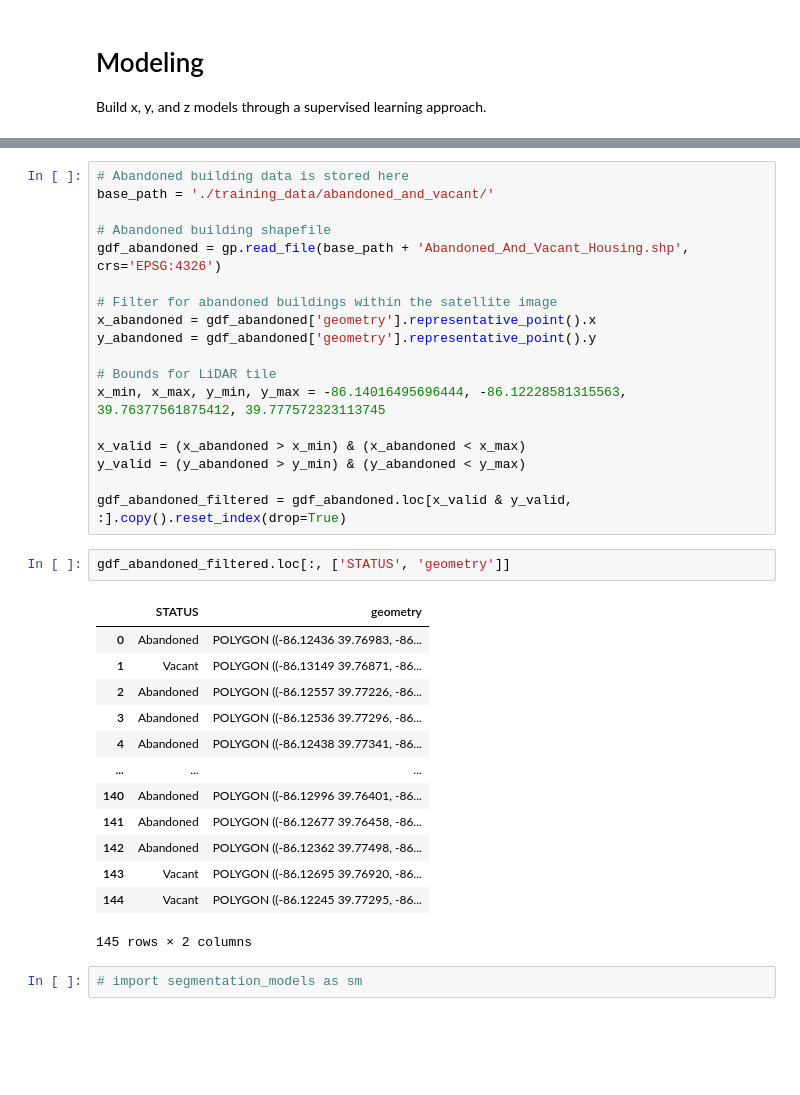
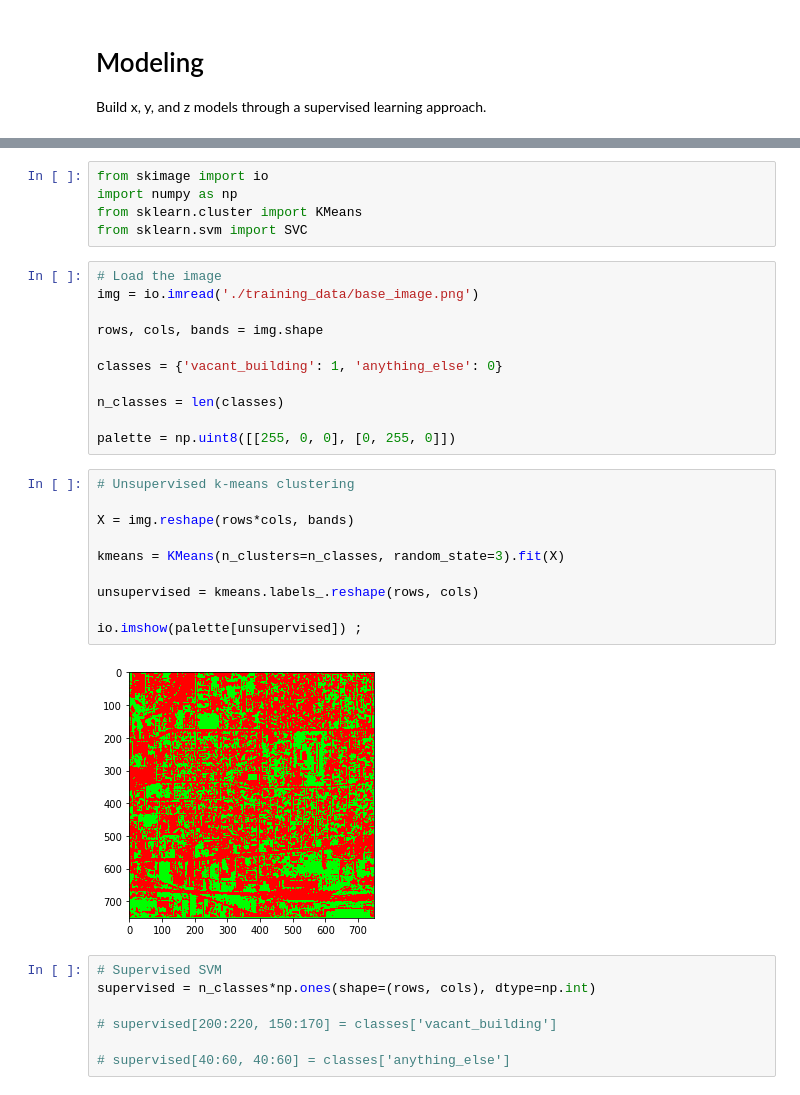
Before and after one commit to zach-brown-18/is-it-abandoned, a Jupyter notebook: Modeling.ipynb, the cells around one changed output, grey strips where cells are left out. Drawn from its saved outputs; the diff is of its cells as text; blank space fills up the shorter version.

```diff
--- a/Modeling.ipynb
+++ b/Modeling.ipynb
@@ -27,36 +5,35 @@ lidar_gdf
-# %%
-# Abandoned building data is stored here
-base_path = './training_data/abandoned_and_vacant/'
-
-# Abandoned building shapefile
-gdf_abandoned = gp.read_file(base_path + 'Abandoned_And_Vacant_Housing.shp', crs='EPSG:4326')
-
-# Filter for abandoned buildings within the satellite image
-x_abandoned = gdf_abandoned['geometry'].representative_point().x
-y_abandoned = gdf_abandoned['geometry'].representative_point().y
-
-# Bounds for LiDAR tile
-x_min, x_max, y_min, y_max = -86.14016495696444, -86.12228581315563, 39.76377561875412, 39.777572323113745
-
-x_valid = (x_abandoned > x_min) & (x_abandoned < x_max)
-y_valid = (y_abandoned > y_min) & (y_abandoned < y_max)
-
-gdf_abandoned_filtered = gdf_abandoned.loc[x_valid & y_valid, :].copy().reset_index(drop=True)
-# %%
-gdf_abandoned_filtered.loc[:, ['STATUS', 'geometry']]
-# %% [output]
-|  | STATUS | geometry |
-| 0 | Abandoned | POLYGON ((-86.12436 39.76983, -86... |
-| 1 | Vacant | POLYGON ((-86.13149 39.76871, -86... |
-| 2 | Abandoned | POLYGON ((-86.12557 39.77226, -86... |
-| 3 | Abandoned | POLYGON ((-86.12536 39.77296, -86... |
-| 4 | Abandoned | POLYGON ((-86.12438 39.77341, -86... |
-| ... | ... | ... |
-| 140 | Abandoned | POLYGON ((-86.12996 39.76401, -86... |
-| 141 | Abandoned | POLYGON ((-86.12677 39.76458, -86... |
-| 142 | Abandoned | POLYGON ((-86.12362 39.77498, -86... |
-| 143 | Vacant | POLYGON ((-86.12695 39.76920, -86... |
-| 144 | Vacant | POLYGON ((-86.12245 39.77295, -86... |
-145 rows × 2 columns
-# %%
-# import segmentation_models as sm
+# %%
+from skimage import io
+import numpy as np
+from sklearn.cluster import KMeans
+from sklearn.svm import SVC
+# %%
+# Load the image
+img = io.imread('./training_data/base_image.png')
+
+rows, cols, bands = img.shape
+
+classes = {'vacant_building': 1, 'anything_else': 0}
+
+n_classes = len(classes)
+
+palette = np.uint8([[255, 0, 0], [0, 255, 0]])
+# %%
+# Unsupervised k-means clustering
+
+X = img.reshape(rows*cols, bands)
+
+kmeans = KMeans(n_clusters=n_classes, random_state=3).fit(X)
+
+unsupervised = kmeans.labels_.reshape(rows, cols)
+
+io.imshow(palette[unsupervised]) ;
+# %% [output]
+[figure, added]
+# %%
+# Supervised SVM
+supervised = n_classes*np.ones(shape=(rows, cols), dtype=np.int)
+
+# supervised[200:220, 150:170] = classes['vacant_building']
+
+# supervised[40:60, 40:60] = classes['anything_else']
```
Also changed, not shown: parts of 3 cells of this notebook, 6 other files.
